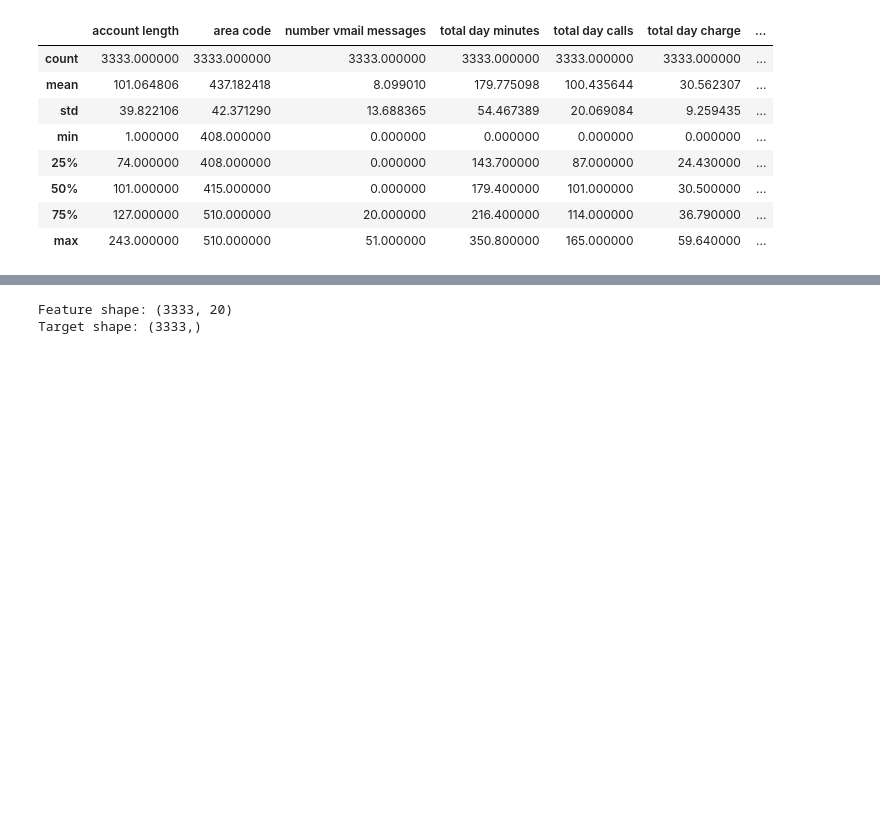
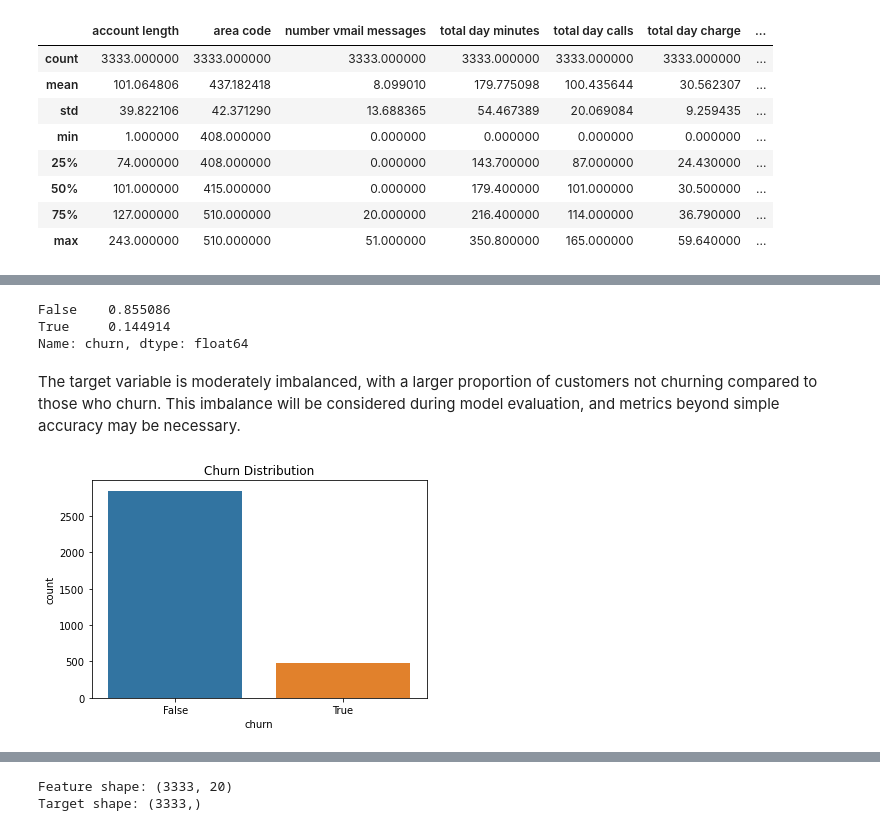
Before and after one commit to TyreseMugo/phase-3-classification-project, a Jupyter notebook: notebooks/telecom_churn_classification.ipynb, the cells around one changed output, grey strips where cells are left out. Drawn from its saved outputs; the diff is of its cells as text; code cells hidden in the pictures; blank space fills up the shorter version.

```diff
--- a/notebooks/telecom_churn_classification.ipynb
+++ b/notebooks/telecom_churn_classification.ipynb
@@ -74,0 +102,17 @@ DEFINING FEATURES AND TARGET
+# %%
+df["churn"].value_counts(normalize=True)
+# %% [output]
+False    0.855086
+True     0.144914
+Name: churn, dtype: float64
+# %% [markdown]
+The target variable is moderately imbalanced, with a larger proportion of customers not churning compared to those who churn. This imbalance will be considered during model evaluation, and metrics beyond simple accuracy may be necessary.
+# %%
+import matplotlib.pyplot as plt
+import seaborn as sns
+
+sns.countplot(x="churn", data=df)
+plt.title("Churn Distribution")
+plt.show()
+# %% [output]
+[figure, added]
```
Also changed, not shown: parts of 46 cells of this notebook.
